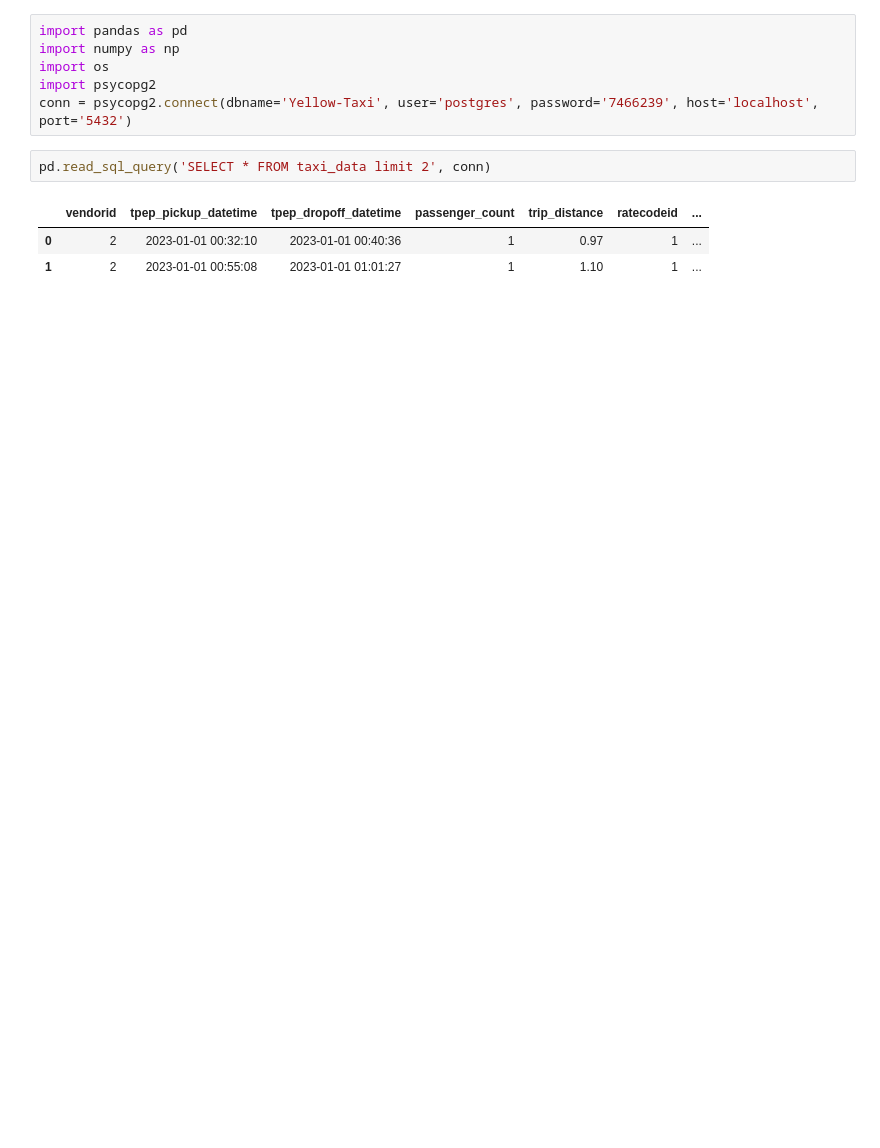
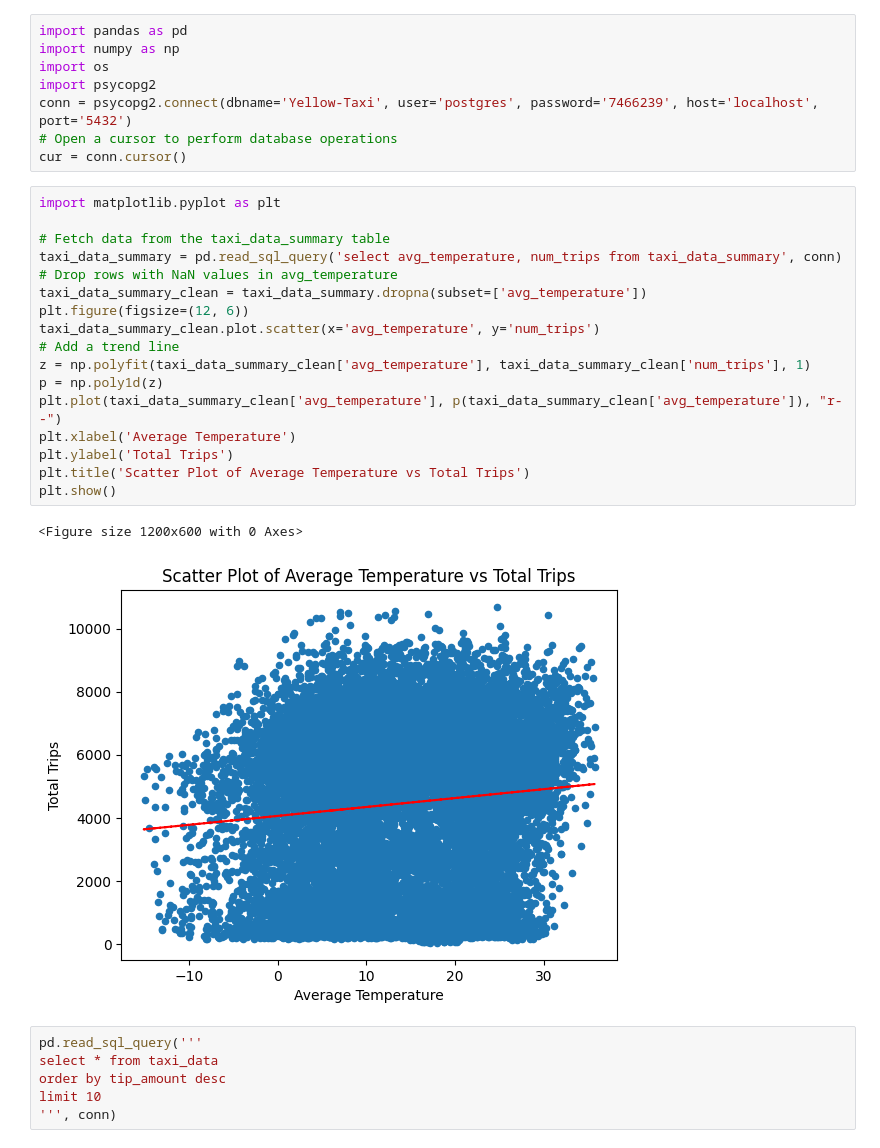
Before and after one commit to Mark-Rozenberg/Yellow-Taxi-Climate, a Jupyter notebook: Analysis.ipynb, the cells around one changed output. Saved outputs shown, nothing was run; the diff lists cells and outputs as text; blank space fills up the shorter version.

```diff
--- a/Analysis.ipynb
+++ b/Analysis.ipynb
@@ -4,9 +4,31 @@ import numpy as np
 import os
 import psycopg2
 conn = psycopg2.connect(dbname='Yellow-Taxi', user='postgres', password='7466239', host='localhost', port='5432')
+# Open a cursor to perform database operations
+cur = conn.cursor()
+# %%
+import matplotlib.pyplot as plt
+
+# Fetch data from the taxi_data_summary table
+taxi_data_summary = pd.read_sql_query('select avg_temperature, num_trips from taxi_data_summary', conn)
+# Drop rows with NaN values in avg_temperature
+taxi_data_summary_clean = taxi_data_summary.dropna(subset=['avg_temperature'])
+plt.figure(figsize=(12, 6))
+taxi_data_summary_clean.plot.scatter(x='avg_temperature', y='num_trips')
+# Add a trend line
+z = np.polyfit(taxi_data_summary_clean['avg_temperature'], taxi_data_summary_clean['num_trips'], 1)
+p = np.poly1d(z)
+plt.plot(taxi_data_summary_clean['avg_temperature'], p(taxi_data_summary_clean['avg_temperature']), "r--")
+plt.xlabel('Average Temperature')
+plt.ylabel('Total Trips')
+plt.title('Scatter Plot of Average Temperature vs Total Trips')
+plt.show()
+# %% [output]
+<Figure size 1200x600 with 0 Axes>
+[figure, added]
 # %%
-pd.read_sql_query('SELECT * FROM taxi_data limit 2', conn)
+pd.read_sql_query('''
+select * from taxi_data
+order by tip_amount desc
+limit 10
+''', conn)
-# %% [output]
-|  | vendorid | tpep_pickup_datetime | tpep_dropoff_datetime | passenger_count | trip_distance | ratecodeid | ... |
-| 0 | 2 | 2023-01-01 00:32:10 | 2023-01-01 00:40:36 | 1 | 0.97 | 1 | ... |
-| 1 | 2 | 2023-01-01 00:55:08 | 2023-01-01 01:01:27 | 1 | 1.10 | 1 | ... |
```
Also changed, not shown: 2 other files.
